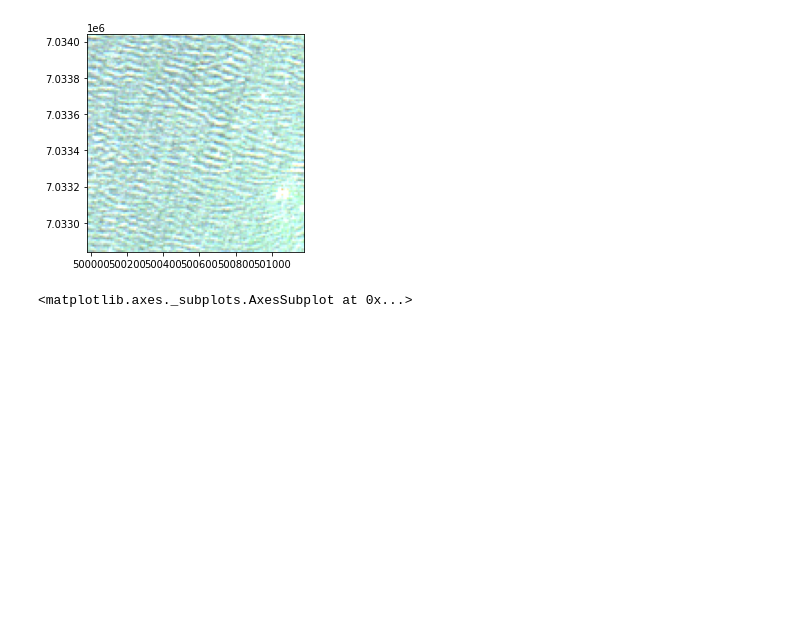
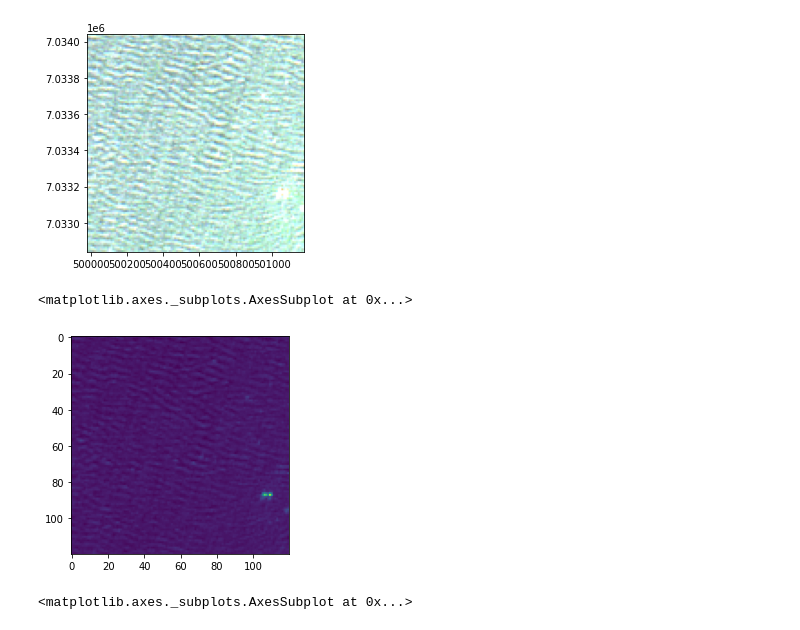
Before and after one commit to BRIJNANDA1979/CNN-Sentinel, a Jupyter notebook: BigEarthnet_Reading.ipynb, the cells around one changed output. Cells and saved outputs as stored; diff of their text form; code cells hidden in the pictures; blank space fills up the shorter version.

```diff
--- a/BigEarthnet_Reading.ipynb
+++ b/BigEarthnet_Reading.ipynb
@@ -118,3 +118,9 @@ show(img)
 Clipping input data to the valid range for imshow with RGB data ([0..1] for floats or [0..255] for integers).
 [figure]
 <matplotlib.axes._subplots.AxesSubplot at 0x...>
+# %%
+#read only band 1
+show(img.read(1))
+# %% [output]
+[figure, added]
+<matplotlib.axes._subplots.AxesSubplot at 0x...>
```
Also changed, not shown: parts of 2 cells of this notebook.
